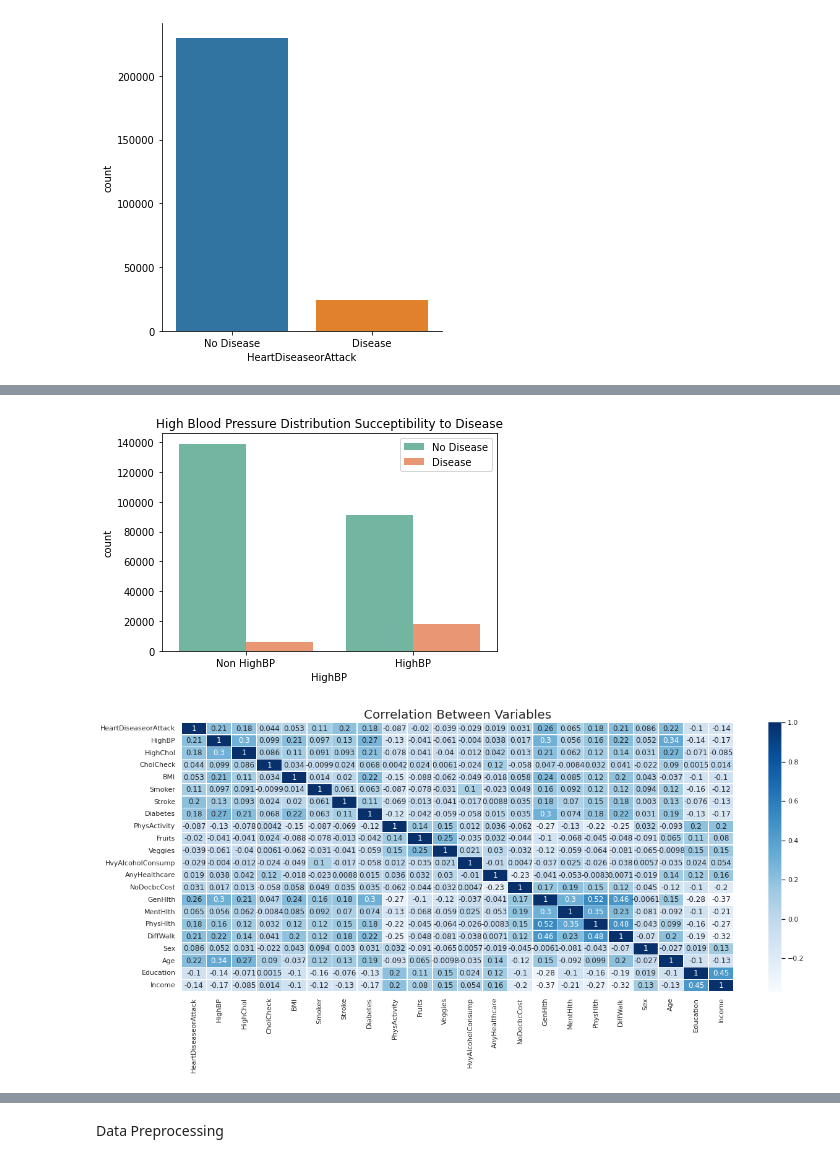
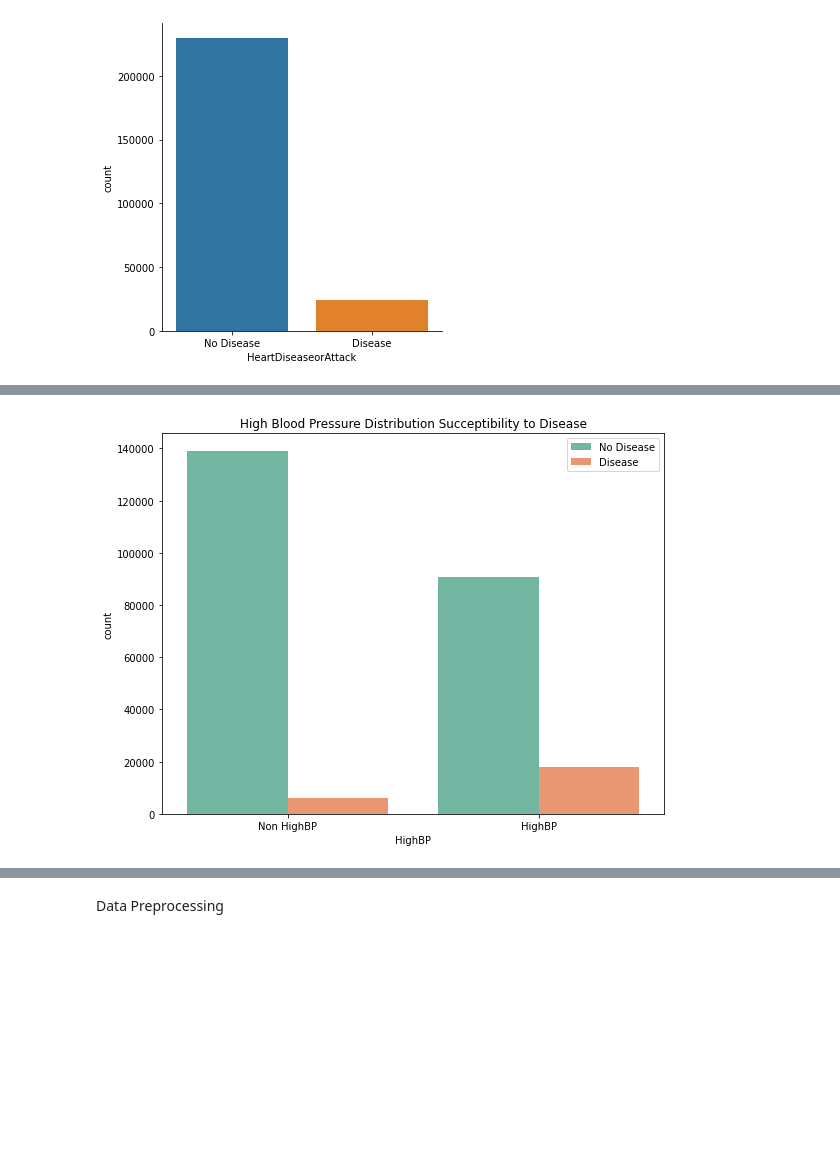
Before and after one commit to LateefFahd/GROUP-1-PROJECT, a Jupyter notebook: Heart_Disease.ipynb, the cells around one changed output, grey strips where cells are left out. Drawn from its saved outputs; the diff is of its cells as text; code cells hidden in the pictures; blank space fills up the shorter version.

```diff
--- a/Heart_Disease.ipynb
+++ b/Heart_Disease.ipynb
@@ -109,21 +152,13 @@ plt.show()
 # %%
+fig = plt.figure(figsize=(9,7))
 HighBP_succeptibility = sns.countplot(x='HighBP', hue='HeartDiseaseorAttack', data=data, palette='Set2')
 plt.xticks([0, 1], ['Non HighBP', 'HighBP'])
 
 
 plt.title('High Blood Pressure Distribution Succeptibility to Disease')
 plt.legend(['No Disease', 'Disease'])
 
 
 plt.show()
 # %% [output]
-[figure, old version]
+[figure, new version]
-# %%
-sns.set(rc= {'figure.figsize': (20,8)})
-sns.heatmap(data.corr(), annot = True, linewidths=.5, cmap="Blues")
-
-plt.title('Correlation Between Variables', fontsize = 20)
-
-plt.show()
-# %% [output]
-[figure, removed]
```
Also changed, not shown: parts of 17 cells of this notebook.
